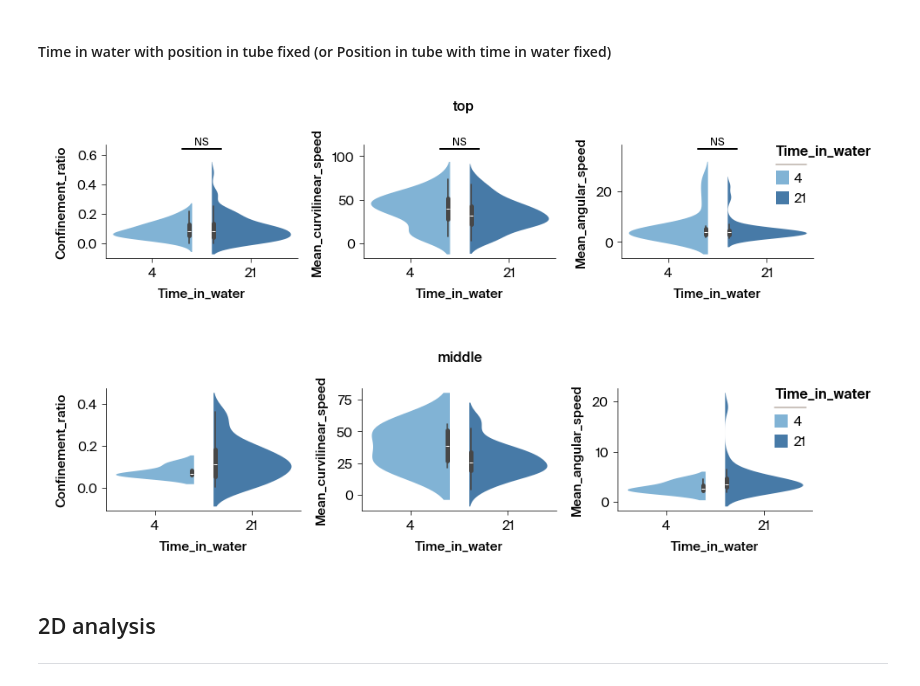
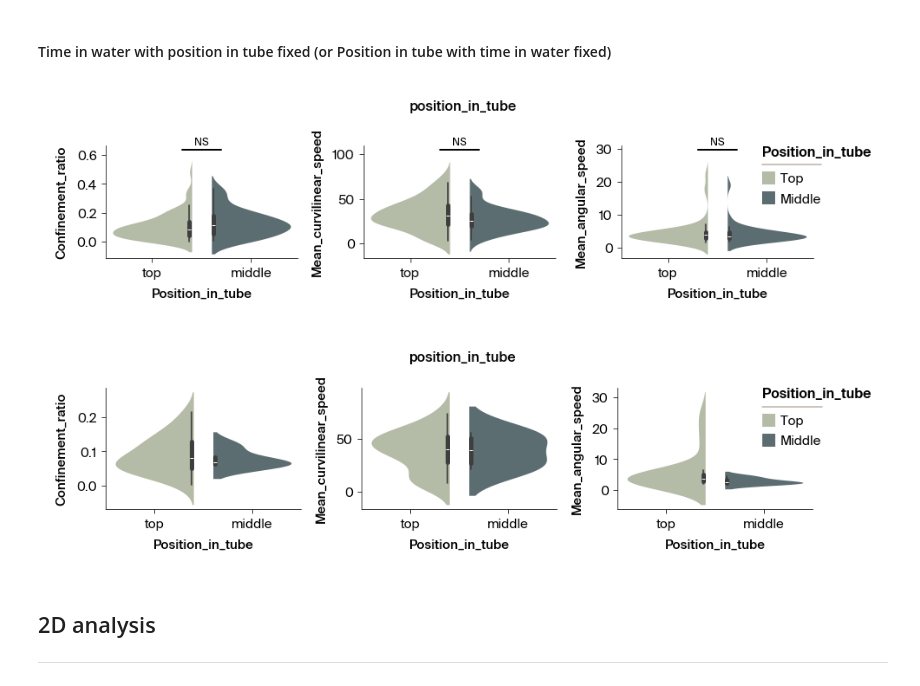
Before and after one commit to Arcadia-Science/2024-unicellular-tracking, a Jupyter notebook: notebooks/3_motility-analysis-in-pools.ipynb, the cells around one changed output. Saved outputs shown, nothing was run; the diff lists cells and outputs as text; code cells hidden in the pictures.

```diff
--- a/notebooks/3_motility-analysis-in-pools.ipynb
+++ b/notebooks/3_motility-analysis-in-pools.ipynb
@@ -148,13 +148,15 @@ for k, experimental_variable in enumerate(experimental_variables):
 #### Time in water with position in tube fixed (or Position in tube with time in water fixed)
 # %%
 # set experimental variable of interest
-experimental_variable = "time_in_water"
+# experimental_variable = "time_in_water"
+experimental_variable = "position_in_tube"
 # get a list of possible positions in tube: [top, middle]
-positions_in_tube = motility_metrics_dataframe["position_in_tube"].unique().tolist()
+# positions_in_tube = motility_metrics_dataframe["position_in_tube"].unique().tolist()
+times_in_water = motility_metrics_dataframe["time_in_water"].unique().tolist()
 
 # loop through experimental variables
 # (position in tube and time in water)
-for k, position_in_tube in enumerate(positions_in_tube):
+for k, time_in_water in enumerate(times_in_water):
     # create figure
     ncols = len(metrics_subset)
     fig, axes = plt.subplots(
@@ -164,7 +166,7 @@ for k, position_in_tube in enumerate(positions_in_tube):
 
     # filter
     source = motility_metrics_dataframe.loc[
-        motility_metrics_dataframe["position_in_tube"] == position_in_tube
+        motility_metrics_dataframe["time_in_water"] == time_in_water
     ]
 
     # loop through select metrics
@@ -190,36 +192,37 @@ for k, position_in_tube in enumerate(positions_in_tube):
         )
 
         # extract distributions from the plot which are separated by `experimental_variable`
         experimental_variable_values = source[experimental_variable].unique()
         distribution_A = source.loc[
             source[experimental_variable] == experimental_variable_values[0], metric
         ]
         distribution_B = source.loc[
             source[experimental_variable] == experimental_variable_values[1], metric
         ]
         # perform Mann-Whitney U test + annotate statistical significance
         try:
             annotate_statistical_significance(
                 distribution_A, distribution_B, axes[i], center_annotation=True
             )
+        # sample size too small
         except ValueError:
             pass
 
         # axis-level aesthetics
         sns.despine(ax=axes[i])
         if legend:
             sns.move_legend(axes[i], "upper right", bbox_to_anchor=(1.3, 1))
         apc.mpl.style_plot(axes[i])
 
     # figure-level aesthetics
-    fig.suptitle(position_in_tube)
+    fig.suptitle(experimental_variable)
     plt.tight_layout()
     # save figure
     panel = string.ascii_uppercase[k]
     plt.savefig(f"../results/figure-6{panel}.svg")
 # %% [output]
-[figure, old version]
+[figure, new version]
-[figure, old version]
+[figure, new version]
 # %% [markdown]
 ## 2D analysis
 ---
```
Also changed, not shown: parts of 2 cells of this notebook.
